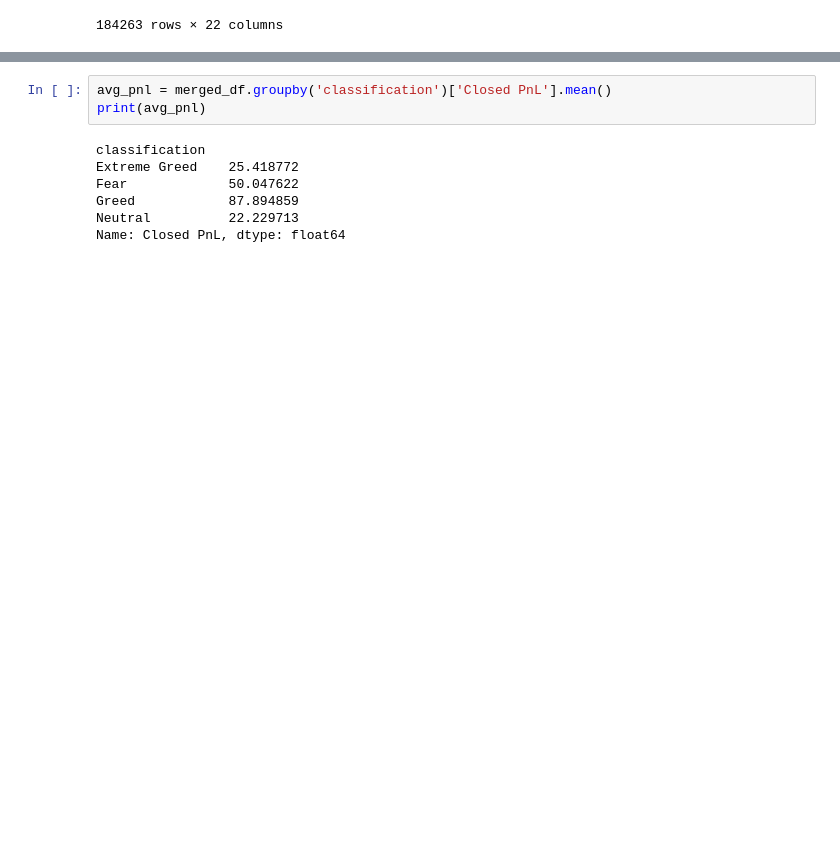
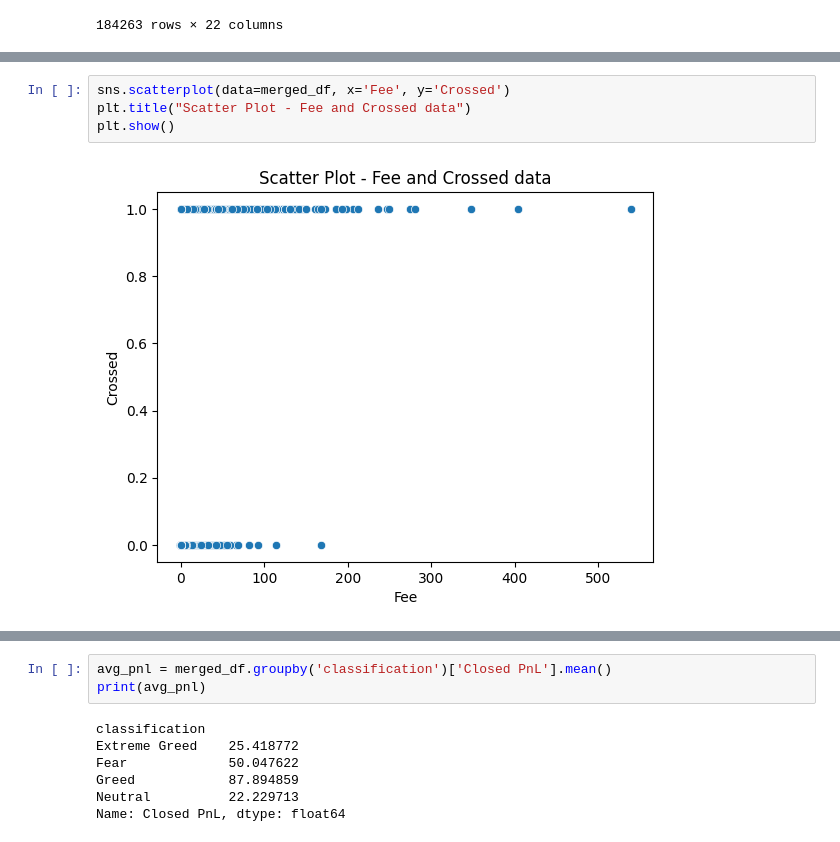
Before and after one commit to AnitaOm546/DS_Task, a Jupyter notebook: Project.ipynb, the cells around one changed output, grey strips where cells are left out. Cells and saved outputs as stored; diff of their text form; blank space fills up the shorter version.

```diff
--- a/Project.ipynb
+++ b/Project.ipynb
@@ -59,0 +168,6 @@ merged_df
+# %%
+sns.scatterplot(data=merged_df, x='Fee', y='Crossed')
+plt.title("Scatter Plot - Fee and Crossed data")
+plt.show()
+# %% [output]
+[figure, added]
```
Also changed, not shown: parts of 26 cells of this notebook.
